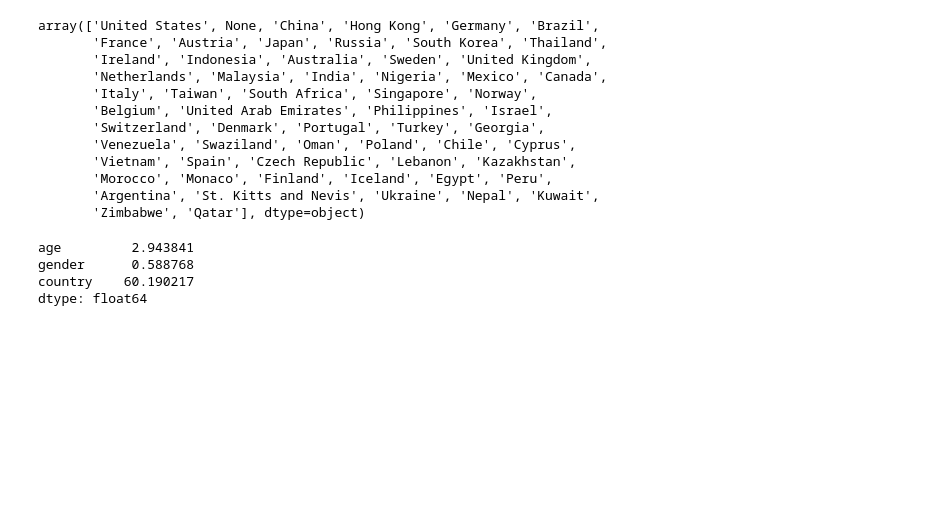
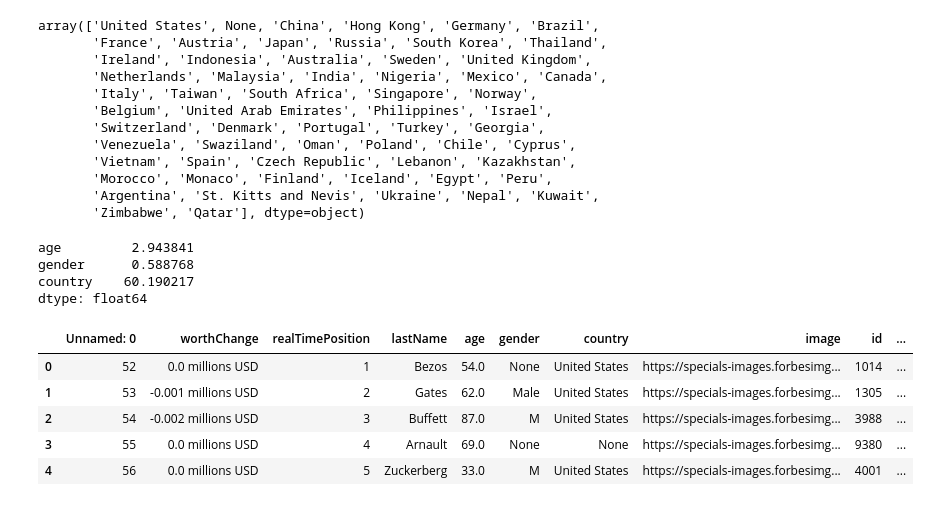
Before and after one commit to vkamg/Ironhack-Module-1-Project---Pipelines, a Jupyter notebook: notebooks/Notebook_1.ipynb, the cells around one changed output. Cells and saved outputs as stored; diff of their text form; code cells hidden in the pictures; blank space fills up the shorter version.

```diff
--- a/notebooks/Notebook_1.ipynb
+++ b/notebooks/Notebook_1.ipynb
@@ -287,3 +302,18 @@ age         2.943841
 gender      0.588768
 country    60.190217
 dtype: float64
+# %%
+def capitalize(name):
+    return name.title()
+# %%
+df_merged['name'] = df_merged['name'].apply(capitalize)
+df_merged['lastName'] = df_merged['lastName'].apply(capitalize)
+# %%
+df_merged.head()
+# %% [output]
+|  | Unnamed: 0 | worthChange | realTimePosition | lastName | age | gender | country | image | id | ... |
+| 0 | 52 | 0.0 millions USD | 1 | Bezos | 54.0 | None | United States | https://specials-images.forbesimg... | 1014 | ... |
+| 1 | 53 | -0.001 millions USD | 2 | Gates | 62.0 | Male | United States | https://specials-images.forbesimg... | 1305 | ... |
+| 2 | 54 | -0.002 millions USD | 3 | Buffett | 87.0 | M | United States | https://specials-images.forbesimg... | 3988 | ... |
+| 3 | 55 | 0.0 millions USD | 4 | Arnault | 69.0 | None | None | https://specials-images.forbesimg... | 9380 | ... |
+| 4 | 56 | 0.0 millions USD | 5 | Zuckerberg | 33.0 | M | United States | https://specials-images.forbesimg... | 4001 | ... |
```
Also changed, not shown: parts of 10 cells of this notebook.
